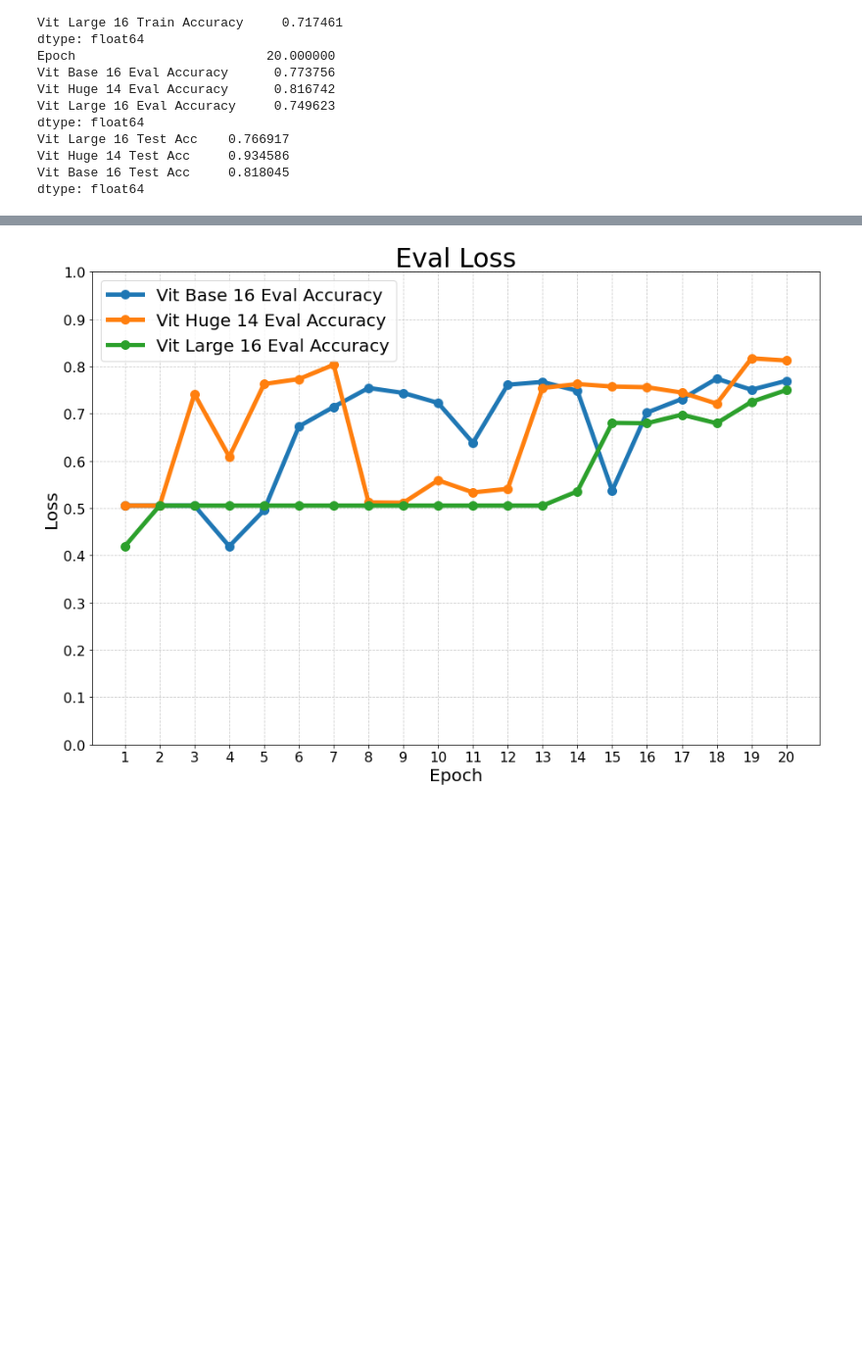
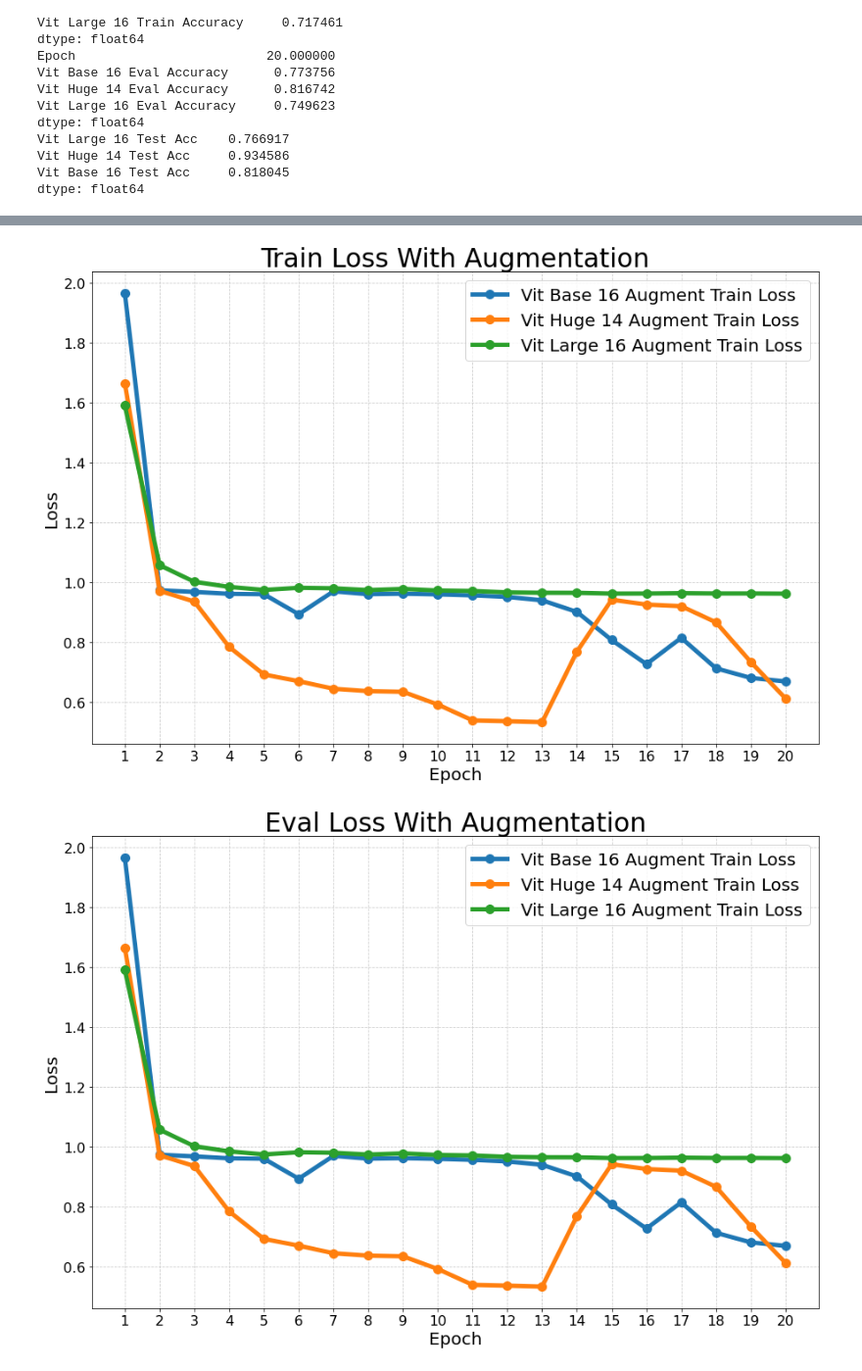
Before and after one commit to henseljahja/vit-masked-face-net, a Jupyter notebook: notebooks/res.ipynb, the cells around one changed output, grey strips where cells are left out. Shown at 98% size. Drawn from its saved outputs; the diff is of its cells as text; code cells hidden in the pictures; blank space fills up the shorter version.

```diff
--- a/notebooks/res.ipynb
+++ b/notebooks/res.ipynb
@@ -366,3 +385,6 @@ pd_merge_test = pd.merge(pd_merge_test, vit_huge_14_test, how="outer", on=["One"
+# %%
+pd_merge = pd.read_csv("/home/hensel/projects/vit-masked-face-net/results/train_merged_results.csv")
+pd_merge_test = pd.read_csv("/home/hensel/projects/vit-masked-face-net/results/test_merged_results.csv")
 # %%
 def columns_to_title(df):
     for column in df.columns:
@@ -401,11 +423,20 @@ def plot(df, title,ylabel):
     ax2.set_ylabel(ylabel, fontsize=20)
     # ax1.xaxis.set_minor_locator(AutoMinorLocator(4))
     ax2.set_xticks(np.arange(1, 21))
-    ax2.set_yticks(np.arange(0, 1.1, 0.1))
+    if "Loss" in title:
+        max_val = math.ceil(df[[x for x in df.columns if "Epoch" not in x]].max().max())+0.1
+        # ax2.set_yticks(np.arange(0, max_val, 0.1))
+    elif "Time" in title:
+        max_val = math.ceil(df[[x for x in df.columns if "Epoch" not in x]].max().max())+1
+        if max_val < 5:
+            max_val = 5
+        # ax2.set_yticks(np.arange(0, max_val, 5))
+    else:
+        ax2.set_yticks(np.arange(0, 1.1, 0.1))
     # ax1.yaxis.set_minor_locator(AutoMinorLocator(4))
     ax2.grid(which="major", color="#CCCCCC", linestyle="--")
     ax2.grid(which="minor", color="#CCCCCC", linestyle=":")
-    # ax2.figure.savefig(name + ".png")
+    ax2.figure.savefig("../results/fig/" + title + ".png")
 # %%
 def acc_train_columns(df):
     return sorted(
@@ -565,4 +821,6 @@ plot(pd_merge[loss_train_columns(pd_merge)],title="Train Loss",ylabel="Loss")
 # %%
-plot(df=pd_merge[acc_eval_columns(pd_merge)], title="Eval Loss",ylabel="Loss")
+plot(pd_merge[loss_train_columns(pd_merge)],title="Train Loss With Augmentation",ylabel="Loss")
+plot(pd_merge[loss_train_columns(pd_merge)],title="Eval Loss With Augmentation",ylabel="Loss")
 # %% [output]
-[figure, old version]
+[figure, new version]
+[figure, added]
```
Also changed, not shown: parts of 53 cells of this notebook, 39 other files.
